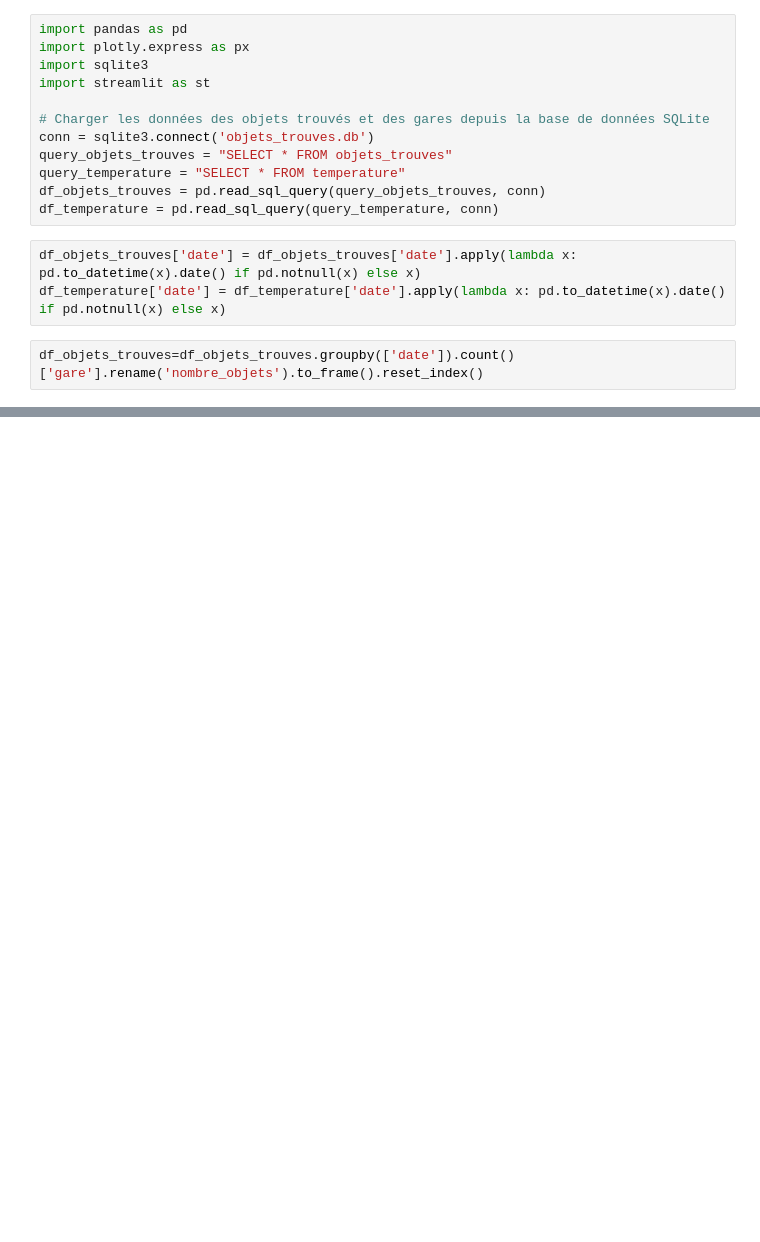
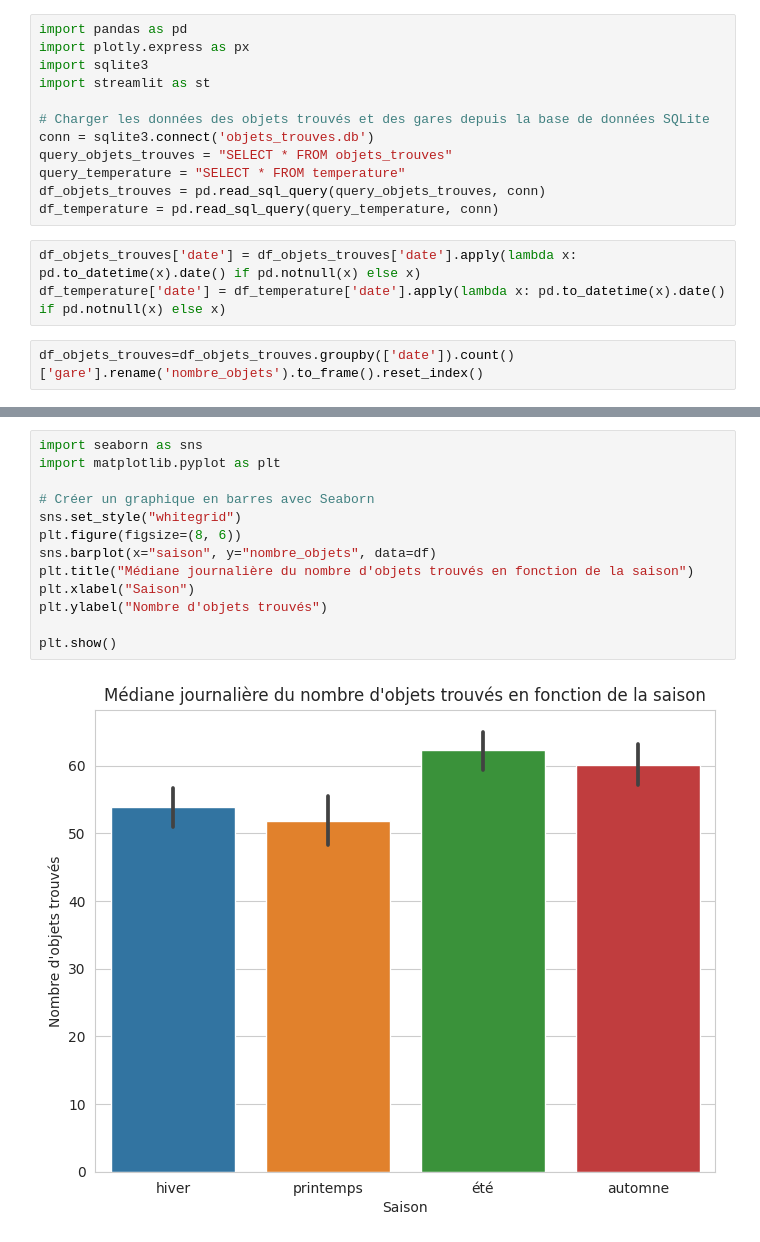
Before and after one commit to neevaiti/Lost_in_translation_SNCF, a Jupyter notebook: data_science.ipynb, the cells around one changed output, grey strips where cells are left out. Drawn from its saved outputs; the diff is of its cells as text; blank space fills up the shorter version.

```diff
--- a/data_science.ipynb
+++ b/data_science.ipynb
@@ -40,0 +93,15 @@ fig.show()
+# %%
+import seaborn as sns
+import matplotlib.pyplot as plt
+
+# Créer un graphique en barres avec Seaborn
+sns.set_style("whitegrid")
+plt.figure(figsize=(8, 6))
+sns.barplot(x="saison", y="nombre_objets", data=df)
+plt.title("Médiane journalière du nombre d'objets trouvés en fonction de la saison")
+plt.xlabel("Saison")
+plt.ylabel("Nombre d'objets trouvés")
+
+plt.show()
+# %% [output]
+[figure, added]
```
Also changed, not shown: parts of 16 cells of this notebook, 2 other files.
